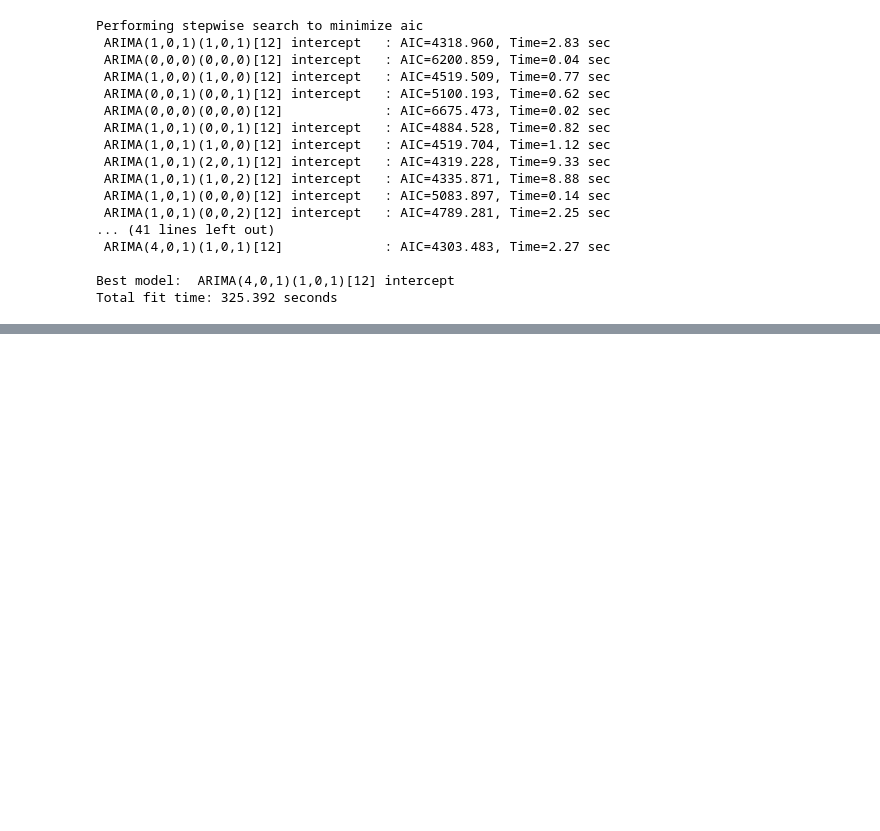
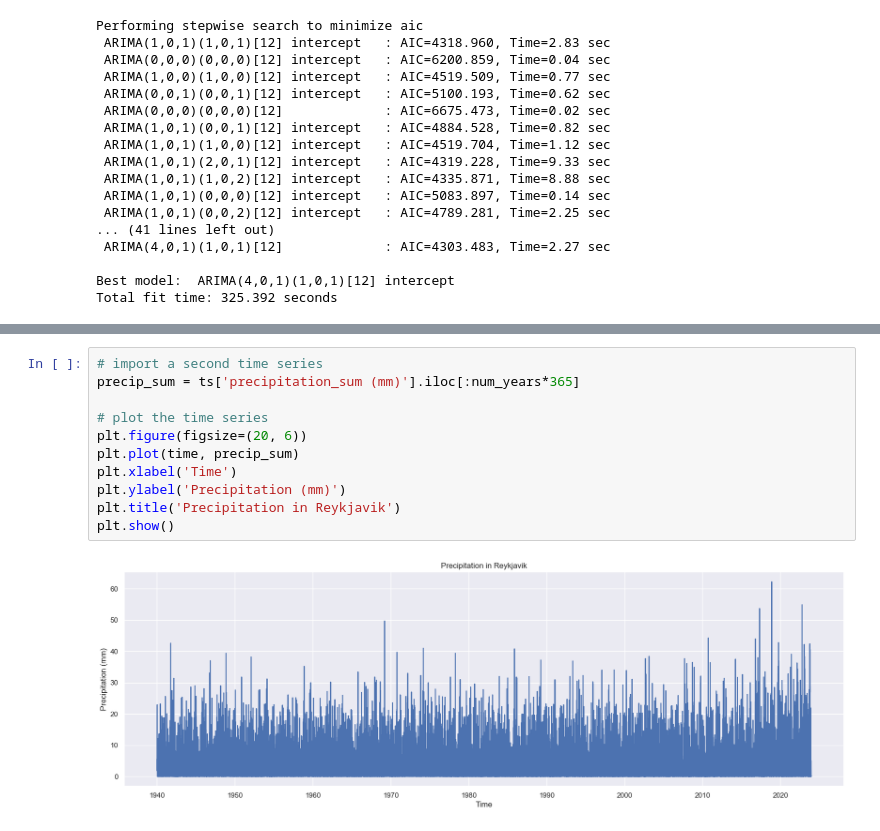
Before and after one commit to esmaailalbarazi/TimeSeriesProject, a Jupyter notebook: Project_local.ipynb, the cells around one changed output, grey strips where cells are left out. Cells and saved outputs as stored; diff of their text form; blank space fills up the shorter version.

```diff
--- a/Project_local.ipynb
+++ b/Project_local.ipynb
@@ -525,0 +574,13 @@ Total fit time: 325.392 seconds
+# %%
+# import a second time series
+precip_sum = ts['precipitation_sum (mm)'].iloc[:num_years*365]
+
+# plot the time series
+plt.figure(figsize=(20, 6))
+plt.plot(time, precip_sum)
+plt.xlabel('Time')
+plt.ylabel('Precipitation (mm)')
+plt.title('Precipitation in Reykjavik')
+plt.show()
+# %% [output]
+[figure, added]
```
Also changed, not shown: parts of 11 cells of this notebook, 1 other file.
